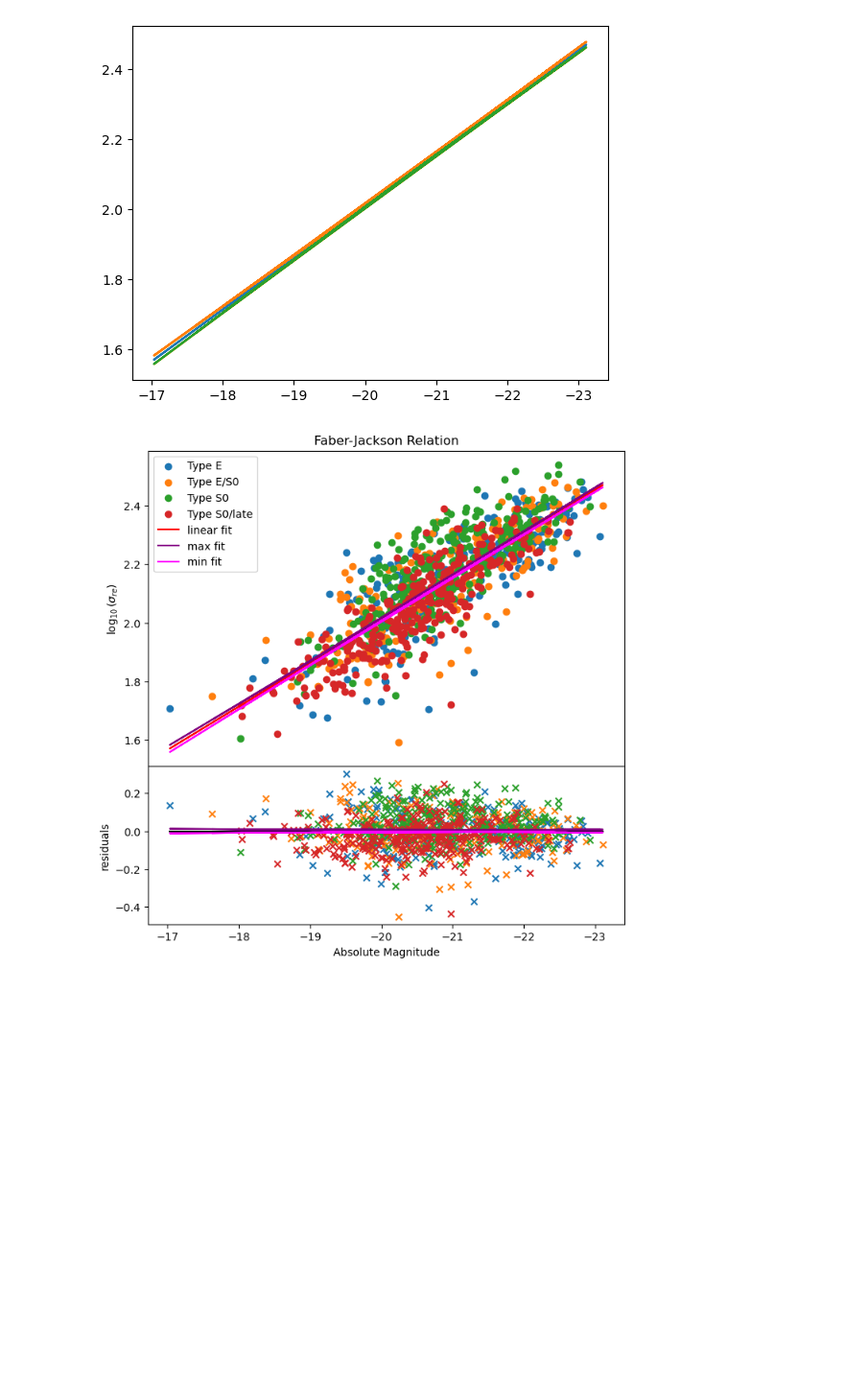
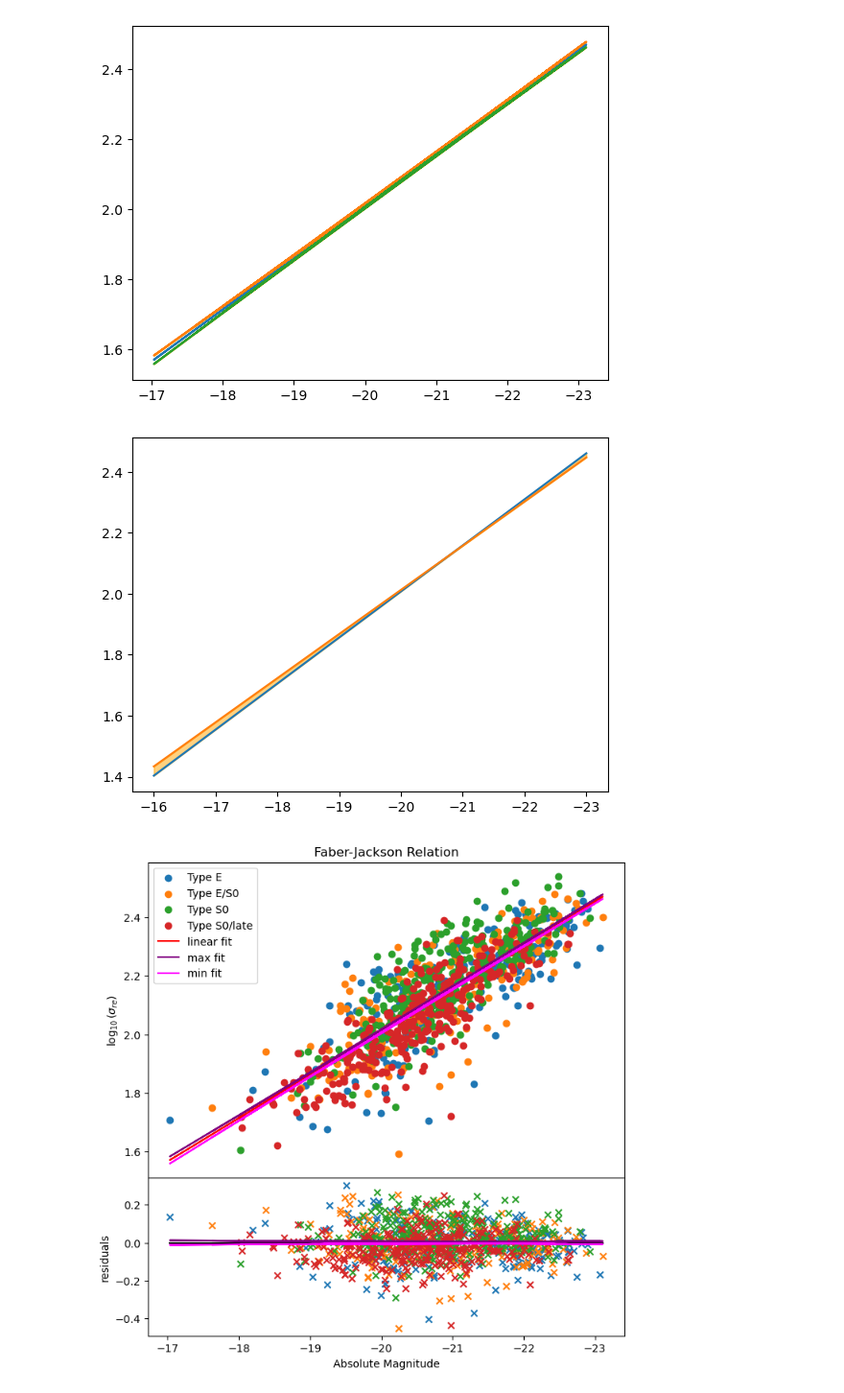
Before and after one commit to lina-pp/PHYS3116_Group3, a Jupyter notebook: FINAL PLOTS.ipynb, the cells around one changed output. Shown at 96% size. Drawn from its saved outputs; the diff is of its cells as text; code cells hidden in the pictures; blank space fills up the shorter version.

```diff
--- a/FINAL PLOTS.ipynb
+++ b/FINAL PLOTS.ipynb
@@ -45,19 +47,4 @@ plt.show()
 # %%
-from scipy.optimize import curve_fit
-
-# defining relationship
-def relation(Mag, k, b):
-    return k * Mag + b
-
-# finding the parameters and covariance matrix form the fit
-params, covariance = curve_fit(relation, M, sigma)
-
-# defining what k is
-k = params[0]
-
-# finding the linear fit
-fit = relation(M,k,b)
-
 # finding the value of R^2 from defintion -> checking to see if linear fit is valid for this data set
 SS_res = np.sum((sigma - fit)**2)
 SS_tot = np.sum((sigma - np.mean(sigma))**2)
@@ -123,15 +110,18 @@ plt.fill_between(M, min_fit, max_fit, color="orange", alpha = 0.5)
 # %%
 # this was an earlier version of the data analysis
 
 err = np.sqrt(np.diag(covariance))
 xfit = np.arange(-23,-15)
 ymin = (k - err[0])*xfit + (b - err[1])
 ymax = (k + err[0])*xfit + (b + err[1])
 yfit = k*xfit + b
 
 plt.fill_between(xfit, ymin, ymax, color="orange", alpha = 0.5)
 plt.plot(xfit, ymin)
 plt.plot(xfit, ymax)
+plt.gca().invert_xaxis()
+# %% [output]
+[figure, added]
 # %%
 # creating two plots on top of each other
 fig, (ax1, ax2) = plt.subplots(2, 1, figsize=(8, 8), gridspec_kw={'height_ratios': [2, 1]})
```
Also changed, not shown: parts of 1 cell of this notebook.
